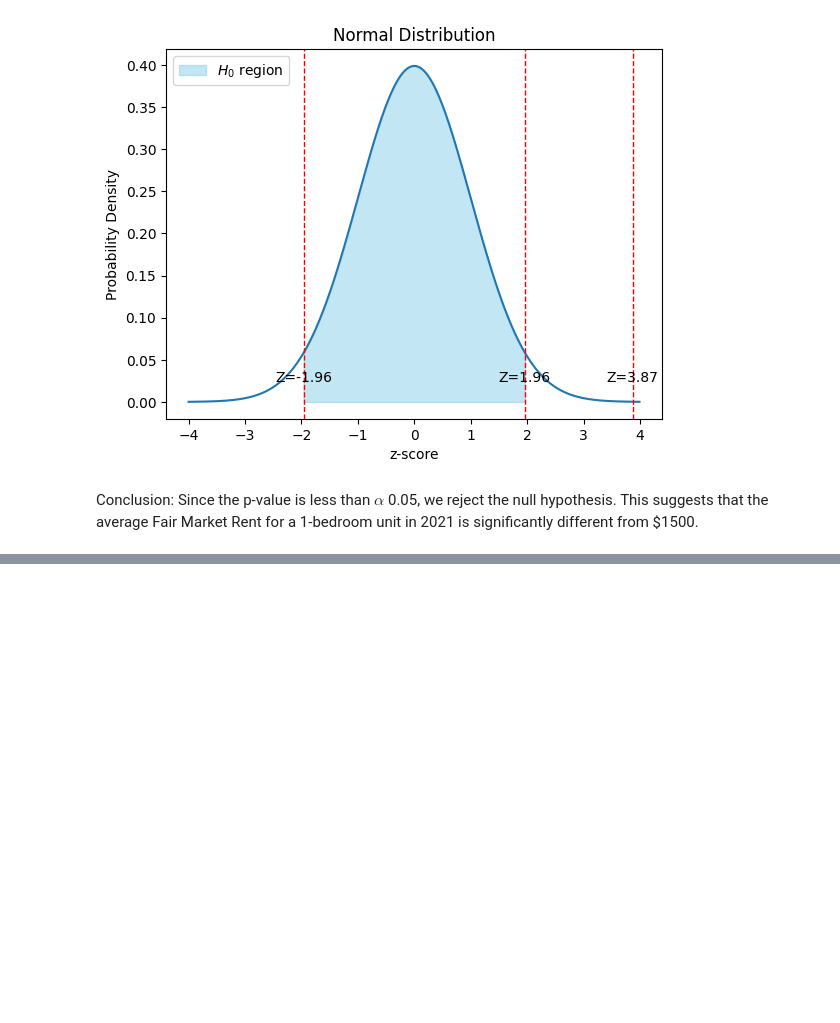
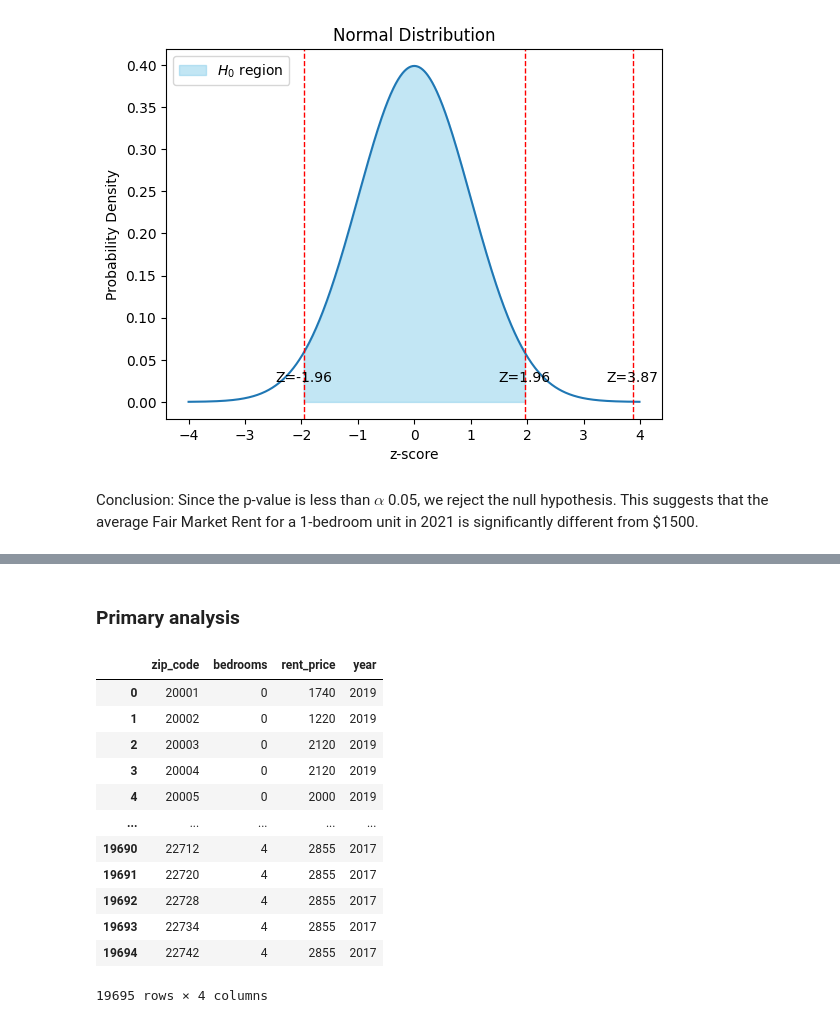
Before and after one commit to aadia1234/CMSC320-Final-Project, a Jupyter notebook: clean_data.ipynb, the cells around one changed output, grey strips where cells are left out. Saved outputs shown, nothing was run; the diff lists cells and outputs as text; code cells hidden in the pictures; blank space fills up the shorter version.

```diff
--- a/clean_data.ipynb
+++ b/clean_data.ipynb
@@ -427,0 +482,43 @@ Conclusion: Since the p-value is less than $\alpha$ 0.05, we reject the null hyp
+# %% [markdown]
+### Primary analysis ###
+# %%
+# combining all the data into one dataframe to be used easily for testing.
+# The data frame will have a column for bedrooms, rent_price, zip code, and year.
+reshaped_rows = []
+
+for year, df in dfs.items():
+    # Melt from wide to long format
+    df_long = df.melt(id_vars=["zip_code"],
+                      value_vars=["0_bedroom", "1_bedroom", "2_bedroom", "3_bedroom", "4_bedroom"],
+                      var_name="bedrooms", value_name="rent_price")
+
+    # Clean bedroom column (convert '1_bedroom' → 1)
+    df_long["bedrooms"] = df_long["bedrooms"].str.extract(r'(\d)').astype(int)
+
+    # Add year column
+    df_long["year"] = year
+
+    reshaped_rows.append(df_long)
+
+# Combine all years into one DataFrame
+final_df = pd.concat(reshaped_rows, ignore_index=True)
+
+# Preview the result
+# print(final_df.head())
+# print(final_df.shape)
+final_df['zip_code'] = final_df['zip_code'].astype(str)
+final_df
+# %% [output]
+|  | zip_code | bedrooms | rent_price | year |
+| 0 | 20001 | 0 | 1740 | 2019 |
+| 1 | 20002 | 0 | 1220 | 2019 |
+| 2 | 20003 | 0 | 2120 | 2019 |
+| 3 | 20004 | 0 | 2120 | 2019 |
+| 4 | 20005 | 0 | 2000 | 2019 |
+| ... | ... | ... | ... | ... |
+| 19690 | 22712 | 4 | 2855 | 2017 |
+| 19691 | 22720 | 4 | 2855 | 2017 |
+| 19692 | 22728 | 4 | 2855 | 2017 |
+| 19693 | 22734 | 4 | 2855 | 2017 |
+| 19694 | 22742 | 4 | 2855 | 2017 |
+19695 rows × 4 columns
```
Also changed, not shown: parts of 7 cells of this notebook.
